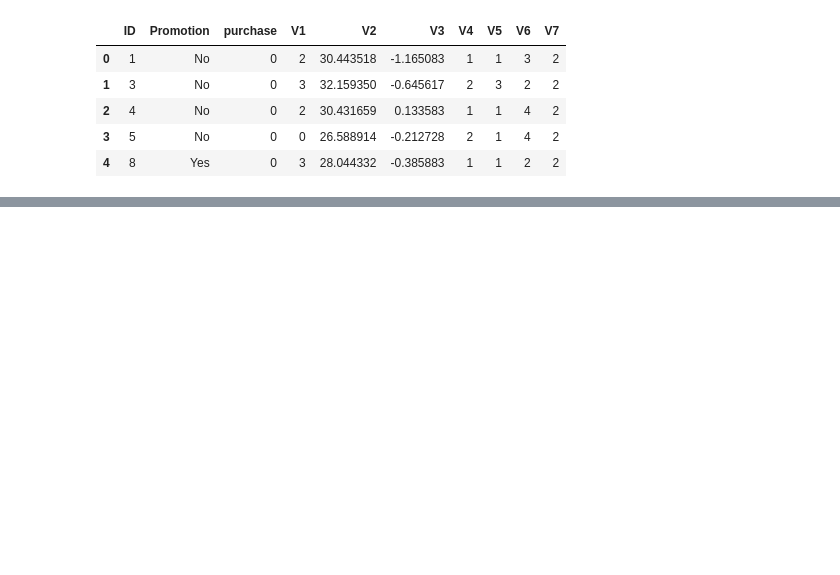
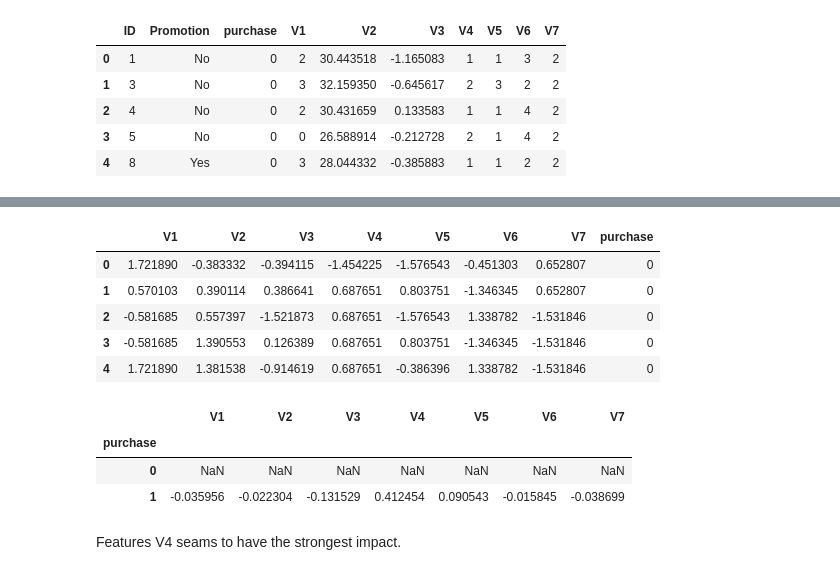
Before and after one commit to huli/starbucks-promotion-strategy, a Jupyter notebook: Starbucks.ipynb, the cells around one changed output, grey strips where cells are left out. Cells and saved outputs as stored; diff of their text form; code cells hidden in the pictures; blank space fills up the shorter version.

```diff
--- a/Starbucks.ipynb
+++ b/Starbucks.ipynb
@@ -98,3 +117,27 @@ pd.get_dummies(train_data, 'Promotion').iloc[:, 1:].corr()
+# %%
+# We better compare the normalized values within the groups
+from sklearn.preprocessing import StandardScaler
+normalized_promotion_data = StandardScaler().fit_transform(data_promotion.iloc[:, 1:].astype(float))
+normalized_df = pd.DataFrame(normalized_promotion_data, columns=data_promotion.columns[1:])
+normalized_df['purchase'] = data_promotion.reset_index()['purchase']
+normalized_df.head()
+# %% [output]
+|  | V1 | V2 | V3 | V4 | V5 | V6 | V7 | purchase |
+| 0 | 1.721890 | -0.383332 | -0.394115 | -1.454225 | -1.576543 | -0.451303 | 0.652807 | 0 |
+| 1 | 0.570103 | 0.390114 | 0.386641 | 0.687651 | 0.803751 | -1.346345 | 0.652807 | 0 |
+| 2 | -0.581685 | 0.557397 | -1.521873 | 0.687651 | -1.576543 | 1.338782 | -1.531846 | 0 |
+| 3 | -0.581685 | 1.390553 | 0.126389 | 0.687651 | 0.803751 | -1.346345 | -1.531846 | 0 |
+| 4 | 1.721890 | 1.381538 | -0.914619 | 0.687651 | -0.386396 | 1.338782 | -1.531846 | 0 |
+# %%
+# Observed standardized difference between groups
+normalized_df.groupby('purchase').mean().diff()
+# %% [output]
+|  | V1 | V2 | V3 | V4 | V5 | V6 | V7 |
+| purchase |  |  |  |  |  |  |  |
+| 0 | NaN | NaN | NaN | NaN | NaN | NaN | NaN |
+| 1 | -0.035956 | -0.022304 | -0.131529 | 0.412454 | 0.090543 | -0.015845 | -0.038699 |
+# %% [markdown]
+Features V4 seams to have the strongest impact.
 # %%
 def promotion_strategy(df):
     '''
```
Also changed, not shown: parts of 5 cells of this notebook.
